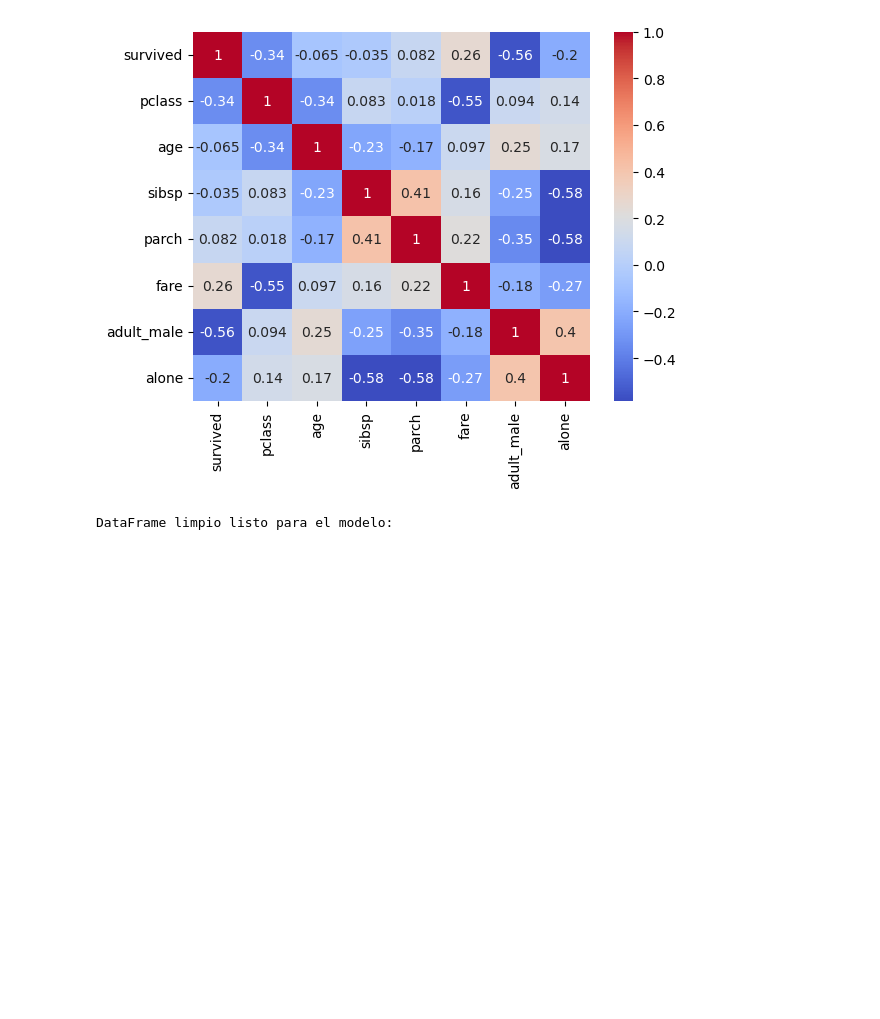
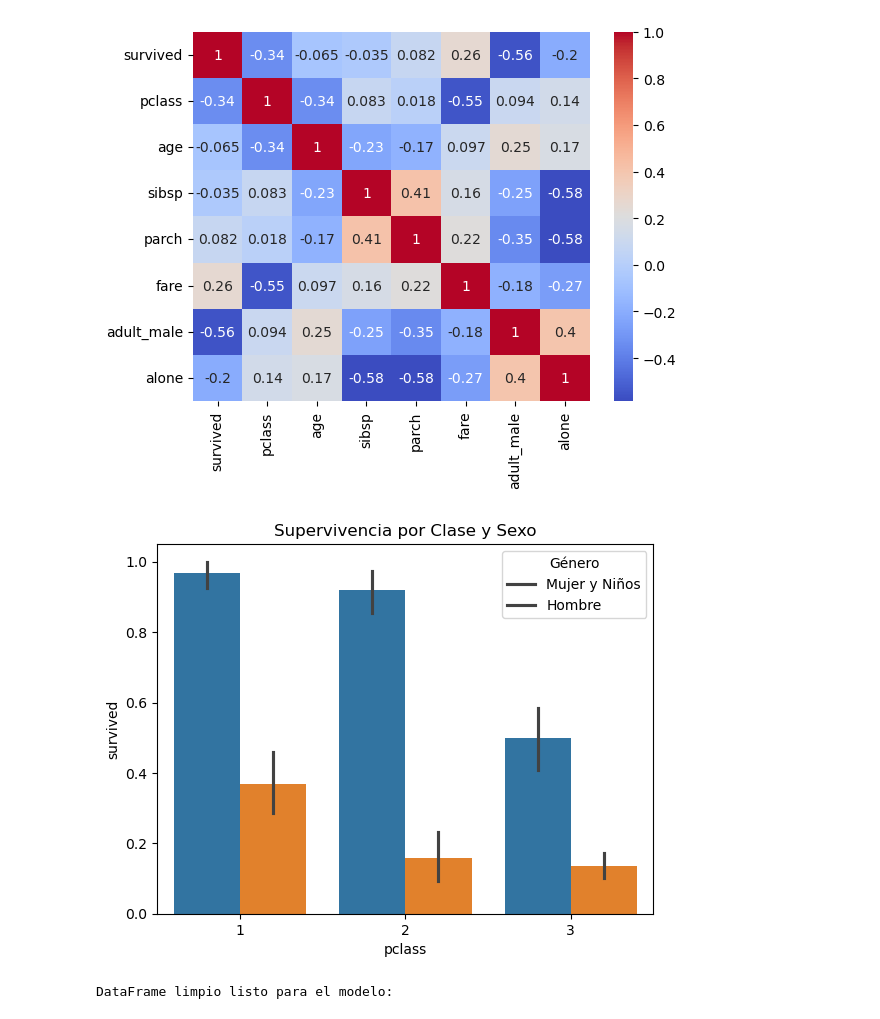
Before and after one commit to Pieg22/Data-Practice, a Jupyter notebook: Titanic_project/titanic.ipynb, the cells around one changed output. Drawn from its saved outputs; the diff is of its cells as text; code cells hidden in the pictures; blank space fills up the shorter version.

Commit message:
Update titanic.ipynb
Add the new histograma with 3 diferent variables , for deep compresion of work .

```diff
--- a/Titanic_project/titanic.ipynb
+++ b/Titanic_project/titanic.ipynb
@@ -162,0 +169,12 @@ Matriz de correlación:
+# %%
+
+# 1. Creamos el gráfico para visualizar las tres variables diferentes , para concluir con más información .
+sns.barplot(data=titanic, x='pclass', y='survived', hue='sex')
+
+# 2. Modificamos la leyenda aquí
+plt.legend(title='Género', loc='upper right', labels=['Mujer y Niños', 'Hombre'])
+
+plt.title("Supervivencia por Clase y Sexo")
+plt.show()
+# %% [output]
+[figure, added]
```
Also changed, not shown: parts of 5 cells of this notebook.
